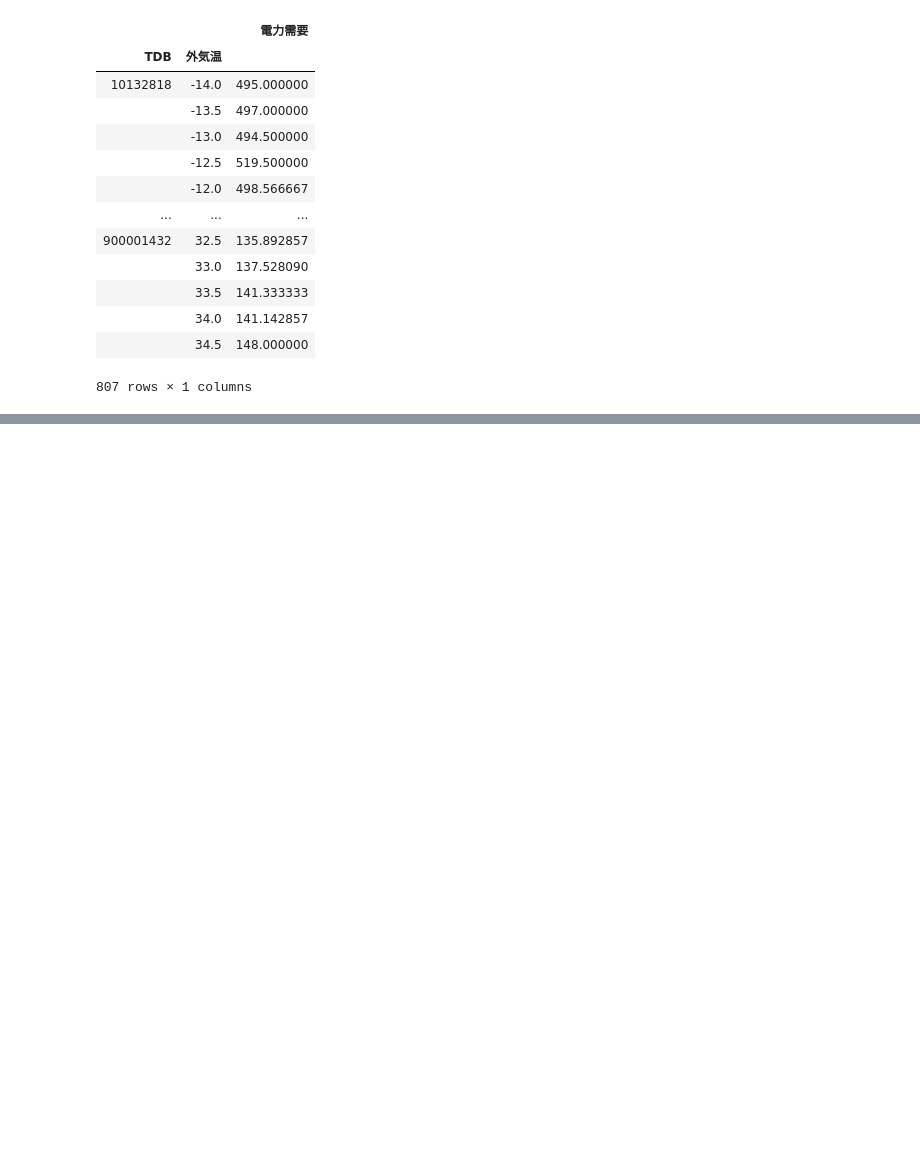
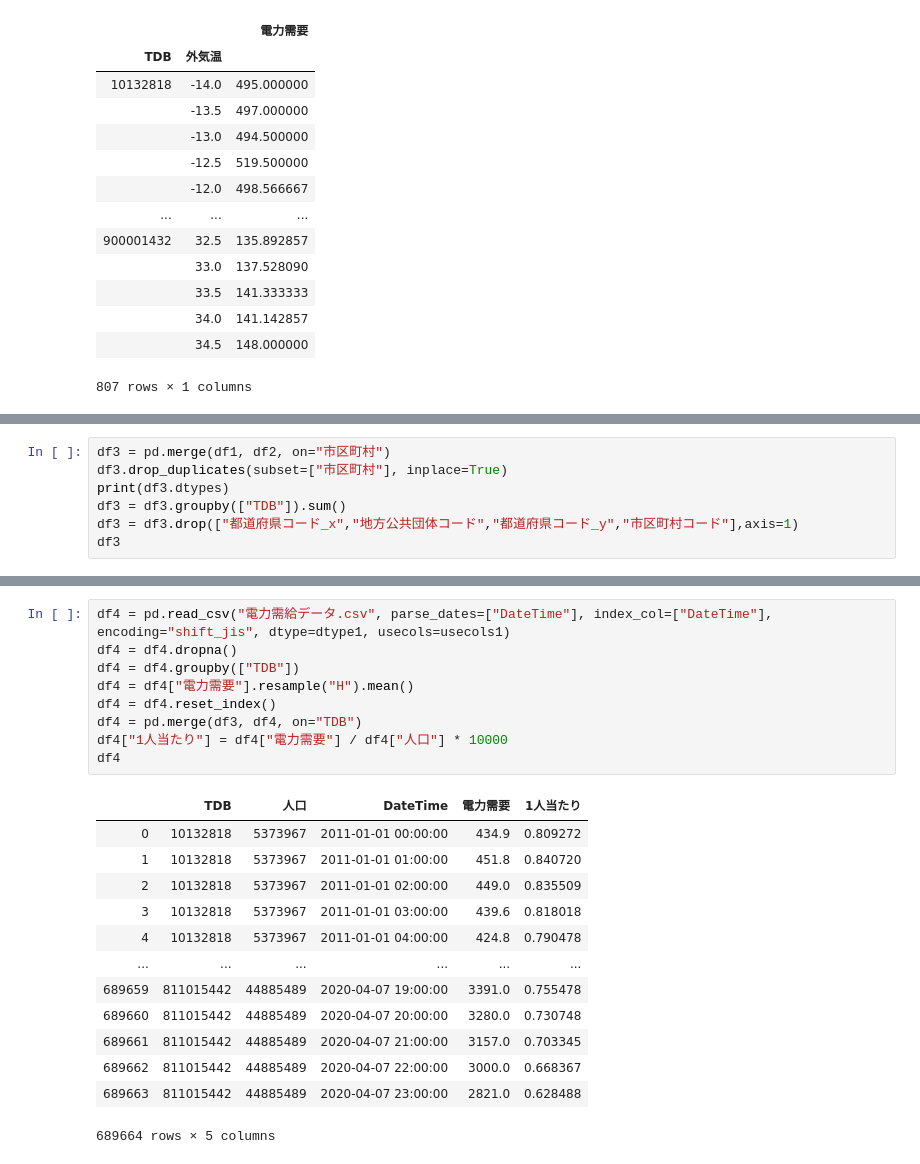
Before and after one commit to genpon212/homework, a Jupyter notebook: homework_honda.ipynb, the cells around one changed output, grey strips where cells are left out. Drawn from its saved outputs; the diff is of its cells as text; blank space fills up the shorter version.

```diff
--- a/homework_honda.ipynb
+++ b/homework_honda.ipynb
@@ -127,0 +155,7 @@ df1
+# %%
+df3 = pd.merge(df1, df2, on="市区町村")
+df3.drop_duplicates(subset=["市区町村"], inplace=True)
+print(df3.dtypes)
+df3 = df3.groupby(["TDB"]).sum()
+df3 = df3.drop(["都道府県コード_x","地方公共団体コード","都道府県コード_y","市区町村コード"],axis=1)
+df3
@@ -127,0 +183,23 @@ df1
+# %%
+df4 = pd.read_csv("電力需給データ.csv", parse_dates=["DateTime"], index_col=["DateTime"], encoding="shift_jis", dtype=dtype1, usecols=usecols1)
+df4 = df4.dropna()
+df4 = df4.groupby(["TDB"])
+df4 = df4["電力需要"].resample("H").mean()
+df4 = df4.reset_index()
+df4 = pd.merge(df3, df4, on="TDB")
+df4["1人当たり"] = df4["電力需要"] / df4["人口"] * 10000
+df4
+# %% [output]
+|  | TDB | 人口 | DateTime | 電力需要 | 1人当たり |
+| 0 | 10132818 | 5373967 | 2011-01-01 00:00:00 | 434.9 | 0.809272 |
+| 1 | 10132818 | 5373967 | 2011-01-01 01:00:00 | 451.8 | 0.840720 |
+| 2 | 10132818 | 5373967 | 2011-01-01 02:00:00 | 449.0 | 0.835509 |
+| 3 | 10132818 | 5373967 | 2011-01-01 03:00:00 | 439.6 | 0.818018 |
+| 4 | 10132818 | 5373967 | 2011-01-01 04:00:00 | 424.8 | 0.790478 |
+| ... | ... | ... | ... | ... | ... |
+| 689659 | 811015442 | 44885489 | 2020-04-07 19:00:00 | 3391.0 | 0.755478 |
+| 689660 | 811015442 | 44885489 | 2020-04-07 20:00:00 | 3280.0 | 0.730748 |
+| 689661 | 811015442 | 44885489 | 2020-04-07 21:00:00 | 3157.0 | 0.703345 |
+| 689662 | 811015442 | 44885489 | 2020-04-07 22:00:00 | 3000.0 | 0.668367 |
+| 689663 | 811015442 | 44885489 | 2020-04-07 23:00:00 | 2821.0 | 0.628488 |
+689664 rows × 5 columns
```
Also changed, not shown: parts of 8 cells of this notebook.
